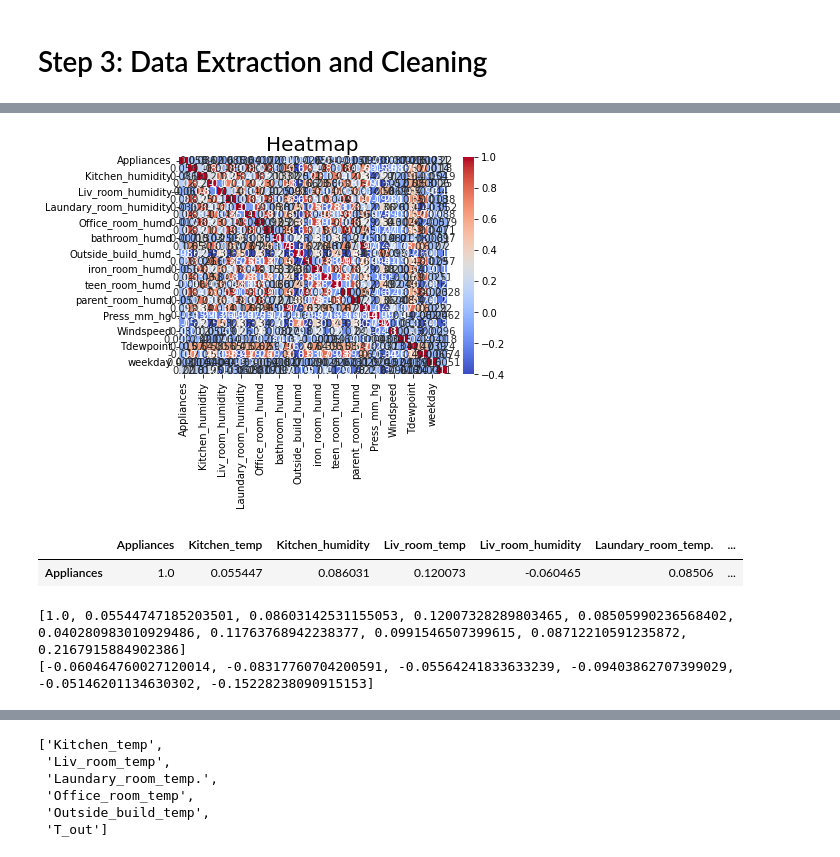
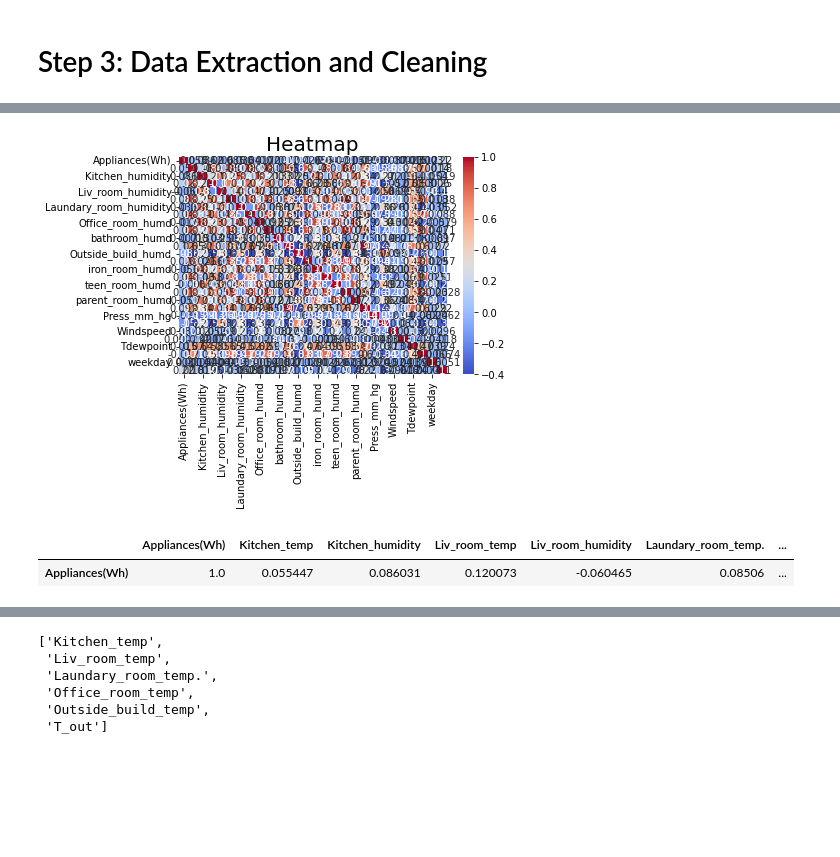
Before and after one commit to khalid-data-aspirant42/Appliance-Energy-Prediction, a Jupyter notebook: Final_Notebook_Appliance_Energy_Prediction.ipynb, the cells around one changed output, grey strips where cells are left out. Cells and saved outputs as stored; diff of their text form; code cells hidden in the pictures; blank space fills up the shorter version.

```diff
--- a/Final_Notebook_Appliance_Energy_Prediction.ipynb
+++ b/Final_Notebook_Appliance_Energy_Prediction.ipynb
@@ -84,7 +84,7 @@ Index(['date', 'Appliances', 'lights', 'T1', 'RH_1', 'T2', 'RH_2', 'T3',
       dtype='object')
 # %%
 # Renaming the short form column names to the long form
-df_final = df1.rename(columns={'date':'DateTime','T1':'Kitchen_temp', 'RH_1':'Kitchen_humidity', 'T2':'Liv_room_temp', 'RH_2':'Liv_room_humidity', 'T3':'Laundary_room_temp.',
+df_final = df1.rename(columns={'date':'DateTime','Appliances':'Appliances(Wh)','lights':'Lights(Wh)','T1':'Kitchen_temp', 'RH_1':'Kitchen_humidity', 'T2':'Liv_room_temp', 'RH_2':'Liv_room_humidity', 'T3':'Laundary_room_temp.',
        'RH_3':'Laundary_room_humidity', 'T4':'Office_room_temp', 'RH_4':'Office_room_humd', 'T5':'bathroom_temp', 'RH_5':'bathroom_humd', 'T6':'Outside_build_temp', 'RH_6':'Outside_build_humd', 'T7':'iron_room_temp', 'RH_7':'iron_room_humd', 'T8':'teen_room_temp',
        'RH_8':'teen_room_humd', 'T9':'parent_room_temp', 'RH_9':'parent_room_humd'})
 # %%
@@ -159,7 +167,7 @@ df_final.describe()
 # Step 3: Data Extraction and Cleaning
 # %%
 # Let's first drop light column
-df_final.drop(['lights'], axis=1, inplace=True)
+df_final.drop(['Lights(Wh)'], axis=1, inplace=True)
 
 # Convert datetime string into datetime format
 df_final['DateTime'] = pd.to_datetime(df_final['DateTime'])
@@ -227,32 +219,14 @@ df_corr
 # %%
 sns.heatmap(df_final.corr(), vmin=-0.4, cmap='coolwarm', annot=True)
 plt.title('Heatmap', fontsize=20)
-plt.rcParams['figure.figsize'] = (20, 15)
+plt.rcParams['figure.figsize'] = (30, 20)
 plt.show()
 # %% [output]
-[figure, old version]
+[figure, new version]
 # %%
+# Appliance correlation to all
 imp = df_corr[0:1]
 imp
 # %% [output]
-|  | Appliances | Kitchen_temp | Kitchen_humidity | Liv_room_temp | Liv_room_humidity | Laundary_room_temp. | ... |
-| Appliances | 1.0 | 0.055447 | 0.086031 | 0.120073 | -0.060465 | 0.08506 | ... |
+|  | Appliances(Wh) | Kitchen_temp | Kitchen_humidity | Liv_room_temp | Liv_room_humidity | Laundary_room_temp. | ... |
+| Appliances(Wh) | 1.0 | 0.055447 | 0.086031 | 0.120073 | -0.060465 | 0.08506 | ... |
-# %%
-imp = df_corr[0:1]
-col_value = []
-for col in imp.iloc[0,:]:
-    col_value.append(col)
-pos_values = []
-for val in col_value:
-    if val>=0.04 and val<=1:
-        pos_values.append(val)
-pos_values
-neg_values = []
-for val2 in col_value:
-    if val2<0 and val2<=(-0.05):
-        neg_values.append(val2)
-print(pos_values)
-print(neg_values)
-# %% [output]
-[1.0, 0.05544747185203501, 0.08603142531155053, 0.12007328289803465, 0.08505990236568402, 0.040280983010929486, 0.11763768942238377, 0.0991546507399615, 0.08712210591235872, 0.2167915884902386]
-[-0.060464760027120014, -0.08317760704200591, -0.05564241833633239, -0.09403862707399029, -0.05146201134630302, -0.15228238090915153]
```
Also changed, not shown: parts of 123 cells of this notebook.
